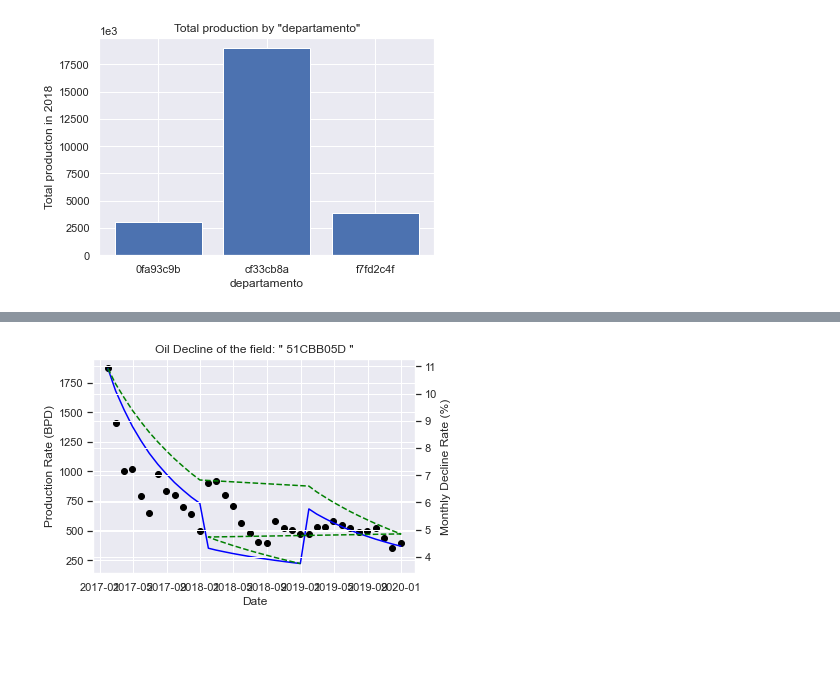
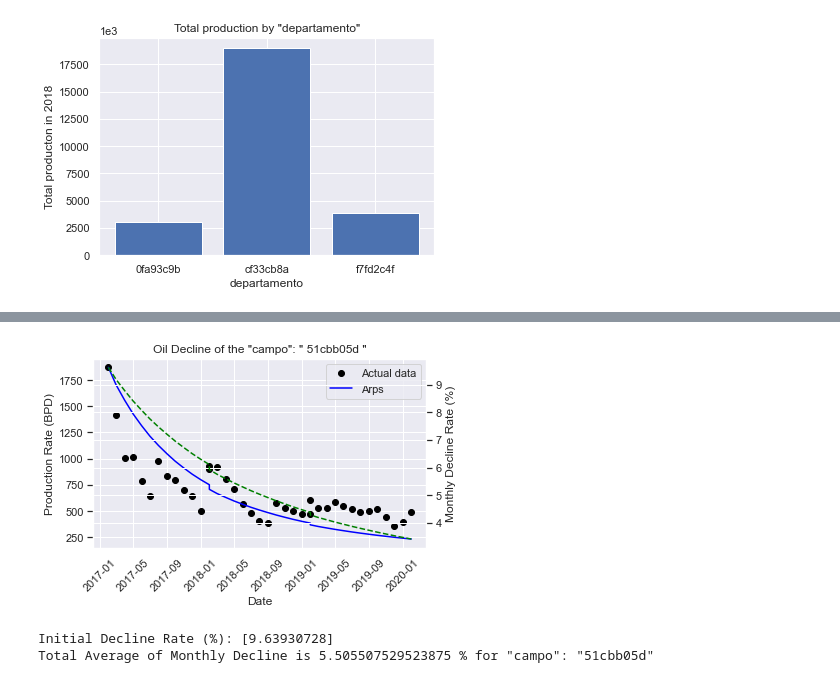
Before and after one commit to Hackaton-O-G-CAN/Hackaton_2020, a Jupyter notebook: decline_rate_JN.ipynb, the cells around one changed output, grey strips where cells are left out. Drawn from its saved outputs; the diff is of its cells as text; code cells hidden in the pictures; blank space fills up the shorter version.

Commit message:
Undoing a change in dataProc causing column names to be lost, and giving blind data questions full format and plotting. Minor changes are suggested to Q5

```diff
--- a/decline_rate_JN.ipynb
+++ b/decline_rate_JN.ipynb
@@ -239,38 +324,47 @@ Total production (barrels) in 2018 by criteria: departamento
 # %%
-# Question 5 for blind test
-
 #Selecting hyperbolic exponent
 b_arps = 0.5
 
-#Grouping data from a particular dictionary of data. Generalizing to handle the blind test
+#Select a grouping criterion and the desired index
 criteria = 'campo'
+index = "51CBB05D"
+
+#Grouping data
 df_group_blind = grouping_data(df_blind,criteria)
-index = "51CBB05D"
 index = index.lower().replace(" ","-")
 
 #Getting actual production data
 production, dates, max_prod, t_data, prod_data = actual_data(index, df_group_blind)
-#Optimizing decline rate
-Di_opt, Di_cov = curve_fit(rate_arps_hyp, t_data, prod_data)
 
 #Sorting production as dates are not in order
 i = np.argsort(dates)
 i2 = np.argsort(t_data)
+
+#Optimizing decline rate
+Di_opt, Di_cov = curve_fit(rate_arps_hyp, t_data[i2], prod_data[i2])
+
 # Plotting data and fit
 fig = plt.figure()
 ax1 = plt.axes()
+
 ax1.set_xlabel('Date')
+plt.xticks(rotation=45)
 ax1.set_ylabel('Production Rate (BPD)')
-ax1.set_title(f'Oil Decline of the field: " {campo} "')
-
+ax1.set_title(f'Oil Decline of the "{criteria}": " {index} "')
 ax1.plot(dates[i], production[i],'o', color = 'black', label = 'Actual data')
-ax1.plot(t_data[i2], rate_arps_hyp(t_data, Di_opt)[i2],'-', color = 'blue', label = 'Arps')
+ax1.plot(t_data[i2], rate_arps_hyp(t_data[i2], Di_opt),'-', color = 'blue', label = 'Arps')
 
 ax2 = ax1.twinx()  # instantiate a second axes that shares the same x-axis
+fig.tight_layout()  # otherwise the right y-label is slightly clipped
 ax2.set_ylabel('Monthly Decline Rate (%)')
-ax2.plot(t_data, decline_rate(t_data, Di_opt)*100,'--', color = 'green', label = 'Decline rate')
+ax2.plot(t_data[i2], decline_rate(t_data[i2], Di_opt)*100,'--', color = 'green', label = 'Decline rate')
+ax1.legend()
+plt.show()
 
-fig.tight_layout()  # otherwise the right y-label is slightly clipped
-plt.show()
+# Printing the answer in the terminal
+print(f'Initial Decline Rate (%): {Di_opt*100}')
+print(f'Total Average of Monthly Decline is {np.mean(decline_rate(t_data[i2], Di_opt)*100)} % for "{criteria}": "{index}"')
 # %% [output]
-[figure, old version]
+[figure, new version]
+Initial Decline Rate (%): [9.63930728]
+Total Average of Monthly Decline is 5.505507529523875 % for "campo": "51cbb05d"
```
Also changed, not shown: parts of 24 cells of this notebook, 1 other file.
